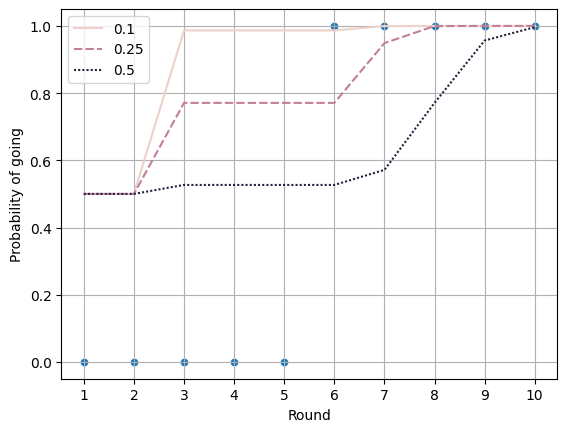
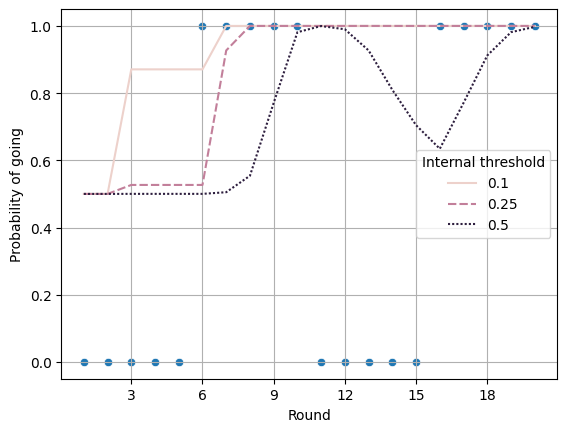
The change to this notebook cell's code, shown as a diff; its figure went from the first image to the second:
--- before
+++ after
@@ -15,2 +15,3 @@
 ax.set_ylabel("Probability of going")
 ax.set_label("Individual threshold")
+ax.legend(title="Internal threshold")

Commit: add increasing learning per number of players